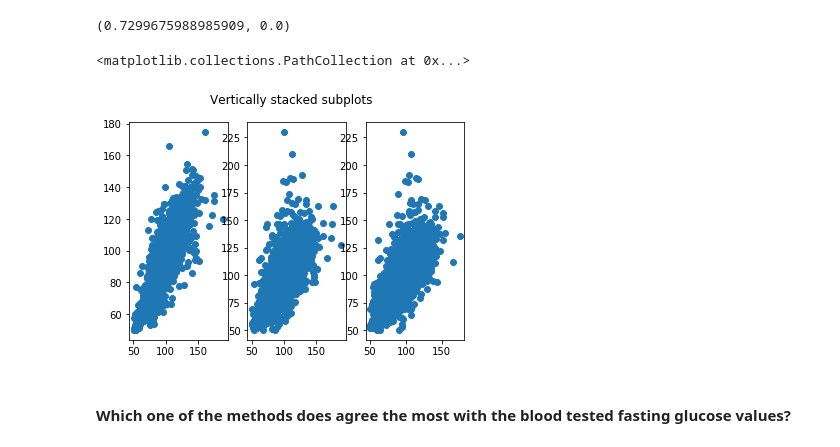
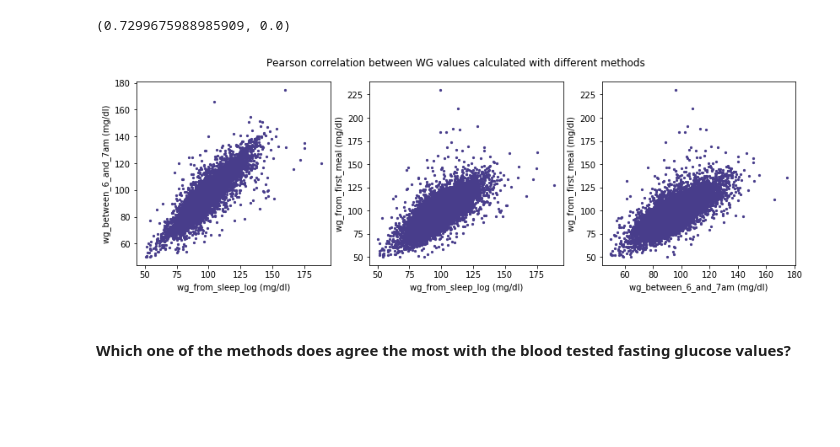
Before and after one commit to ElviraMingazova/MA_Thesis, a Jupyter notebook: Predictions from the diet and personal features.ipynb, the cells around one changed output. Saved outputs shown, nothing was run; the diff lists cells and outputs as text; code cells hidden in the pictures; blank space fills up the shorter version.

Commit message:
graphs clean up

```diff
--- a/Predictions from the diet and personal features.ipynb
+++ b/Predictions from the diet and personal features.ipynb
@@ -1031,14 +1031,18 @@ print(pearson)
 # %% [output]
 (0.7299675988985909, 0.0)
 # %%
-fig, axes = plt.subplots(nrows=1, ncols=3)
-fig.suptitle('Vertically stacked subplots')
-axes[0].scatter(wg_compare['wg_from_sleep_log'], wg_compare['wg_between_6_and_7am'])
-axes[1].scatter(wg_compare['wg_from_sleep_log'], wg_compare['wg_from_first_meal'])
-axes[2].scatter(wg_compare['wg_between_6_and_7am'], wg_compare['wg_from_first_meal'])
+fig, axes = plt.subplots(nrows=1, ncols=3, figsize=[14,4])
+fig.suptitle('Pearson correlation between WG values calculated with different methods')
+axes[0].scatter(wg_compare['wg_from_sleep_log'], wg_compare['wg_between_6_and_7am'], c='darkslateblue', s=5)
+axes[0].set(xlabel='wg_from_sleep_log (mg/dl)', ylabel='wg_between_6_and_7am (mg/dl)')
+axes[1].scatter(wg_compare['wg_from_sleep_log'], wg_compare['wg_from_first_meal'], c='darkslateblue', s=5)
+axes[1].set(xlabel='wg_from_sleep_log (mg/dl)', ylabel='wg_from_first_meal (mg/dl)')
+axes[2].scatter(wg_compare['wg_between_6_and_7am'], wg_compare['wg_from_first_meal'], c='darkslateblue', s=5)
+axes[2].set(xlabel='wg_between_6_and_7am (mg/dl)', ylabel='wg_from_first_meal (mg/dl)')
+plt.savefig('figures/Pearson_corr_3_wg_methods.jpeg', dpi=200, bbox_inches='tight')
+plt.show()
 # %% [output]
-<matplotlib.collections.PathCollection at 0x...>
-[figure, old version]
+[figure, new version]
 # %% [markdown]
 #### Which one of the methods does agree the most with the blood tested fasting glucose values?
 # %%
```
Also changed, not shown: parts of 18 cells of this notebook.
